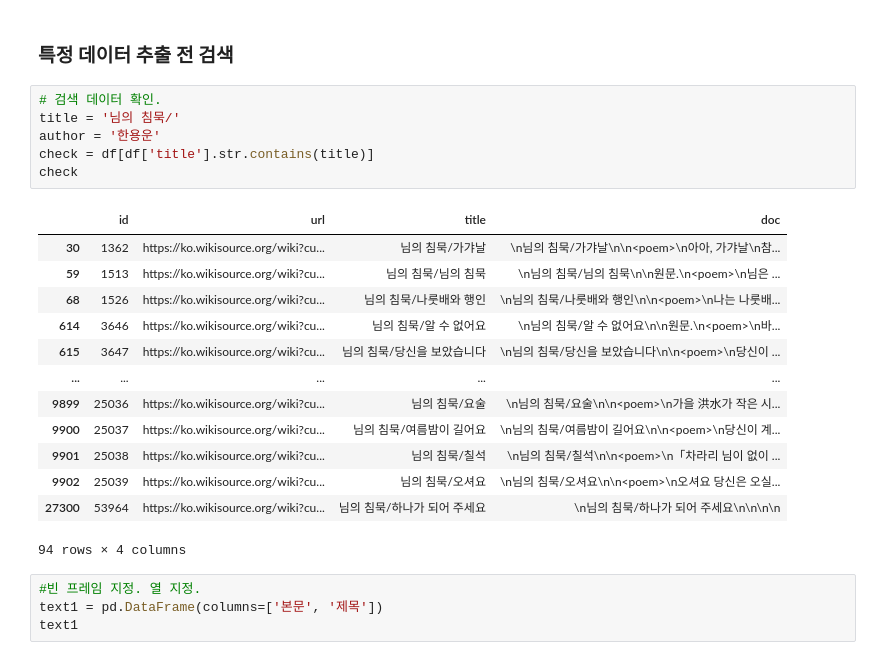
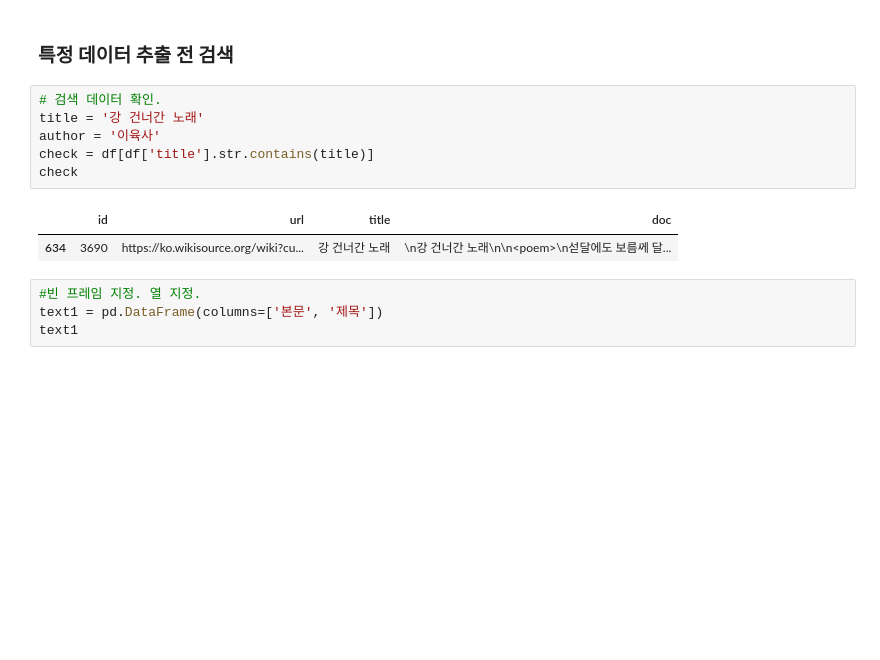
Before and after one commit to poet-developer/getPoemData_with_wikisource, a Jupyter notebook: 위키문헌_다중추출.ipynb, the cells around one changed output. Cells and saved outputs as stored; diff of their text form; blank space fills up the shorter version.

```diff
--- a/위키문헌_다중추출.ipynb
+++ b/위키문헌_다중추출.ipynb
@@ -193,24 +193,13 @@ def update_FullTextResults_with_title(df, results_df, process_function, title_to
 ### 특정 데이터 추출 전 검색
 # %%
 # 검색 데이터 확인.
-title = '님의 침묵/'
-author = '한용운'
+title = '강 건너간 노래'
+author = '이육사'
 check = df[df['title'].str.contains(title)]
 check
 # %% [output]
 |  | id | url | title | doc |
-| 30 | 1362 | https://ko.wikisource.org/wiki?cu... | 님의 침묵/가갸날 | \n님의 침묵/가갸날\n\n<poem>\n아아, 가갸날\n참... |
-| 59 | 1513 | https://ko.wikisource.org/wiki?cu... | 님의 침묵/님의 침묵 | \n님의 침묵/님의 침묵\n\n원문.\n<poem>\n님은 ... |
-| 68 | 1526 | https://ko.wikisource.org/wiki?cu... | 님의 침묵/나룻배와 행인 | \n님의 침묵/나룻배와 행인\n\n<poem>\n나는 나룻배... |
-| 614 | 3646 | https://ko.wikisource.org/wiki?cu... | 님의 침묵/알 수 없어요 | \n님의 침묵/알 수 없어요\n\n원문.\n<poem>\n바... |
-| 615 | 3647 | https://ko.wikisource.org/wiki?cu... | 님의 침묵/당신을 보았습니다 | \n님의 침묵/당신을 보았습니다\n\n<poem>\n당신이 ... |
-| ... | ... | ... | ... | ... |
-| 9899 | 25036 | https://ko.wikisource.org/wiki?cu... | 님의 침묵/요술 | \n님의 침묵/요술\n\n<poem>\n가을 洪水가 작은 시... |
-| 9900 | 25037 | https://ko.wikisource.org/wiki?cu... | 님의 침묵/여름밤이 길어요 | \n님의 침묵/여름밤이 길어요\n\n<poem>\n당신이 계... |
-| 9901 | 25038 | https://ko.wikisource.org/wiki?cu... | 님의 침묵/칠석 | \n님의 침묵/칠석\n\n<poem>\n「차라리 님이 없이 ... |
-| 9902 | 25039 | https://ko.wikisource.org/wiki?cu... | 님의 침묵/오셔요 | \n님의 침묵/오셔요\n\n<poem>\n오셔요 당신은 오실... |
-| 27300 | 53964 | https://ko.wikisource.org/wiki?cu... | 님의 침묵/하나가 되어 주세요 | \n님의 침묵/하나가 되어 주세요\n\n\n\n |
+| 634 | 3690 | https://ko.wikisource.org/wiki?cu... | 강 건너간 노래 | \n강 건너간 노래\n\n<poem>\n섣달에도 보름ᄭᅦ 달... |
-94 rows × 4 columns
 # %%
 #빈 프레임 지정. 열 지정.
 text1 = pd.DataFrame(columns=['본문', '제목'])
```
Also changed, not shown: parts of 6 cells of this notebook.
